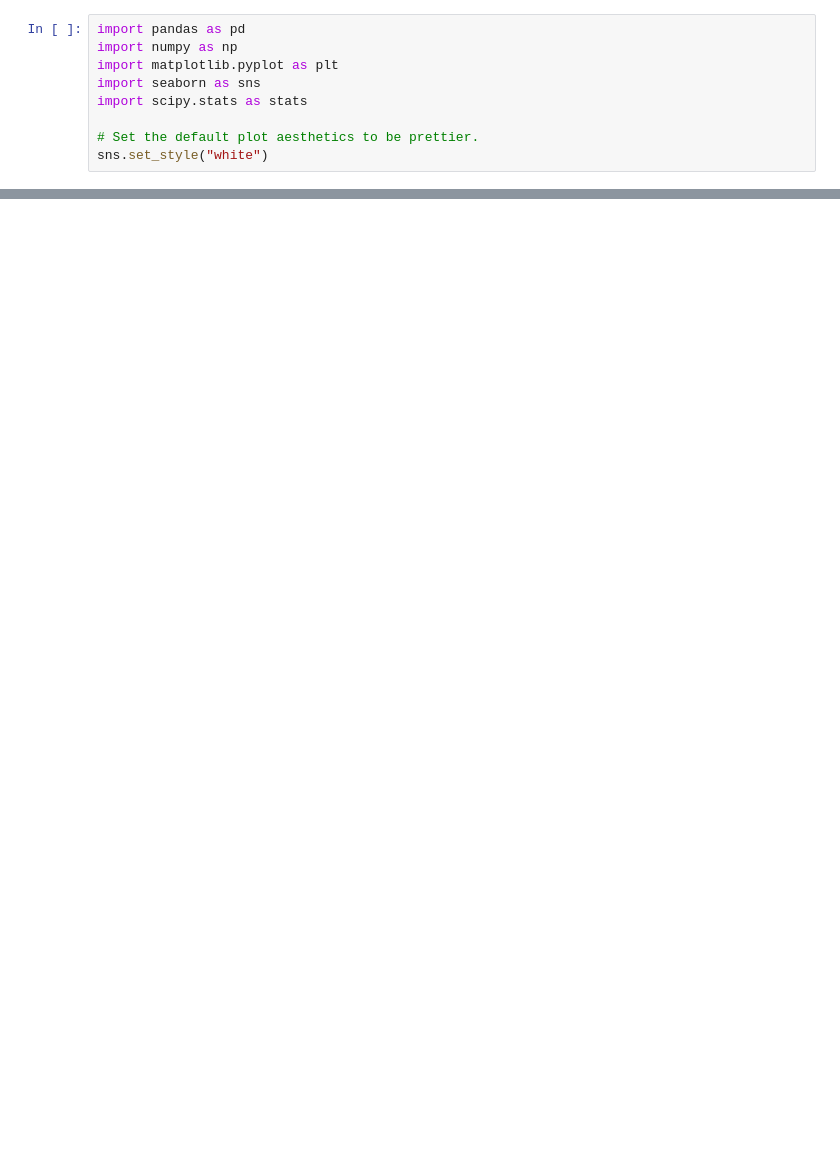
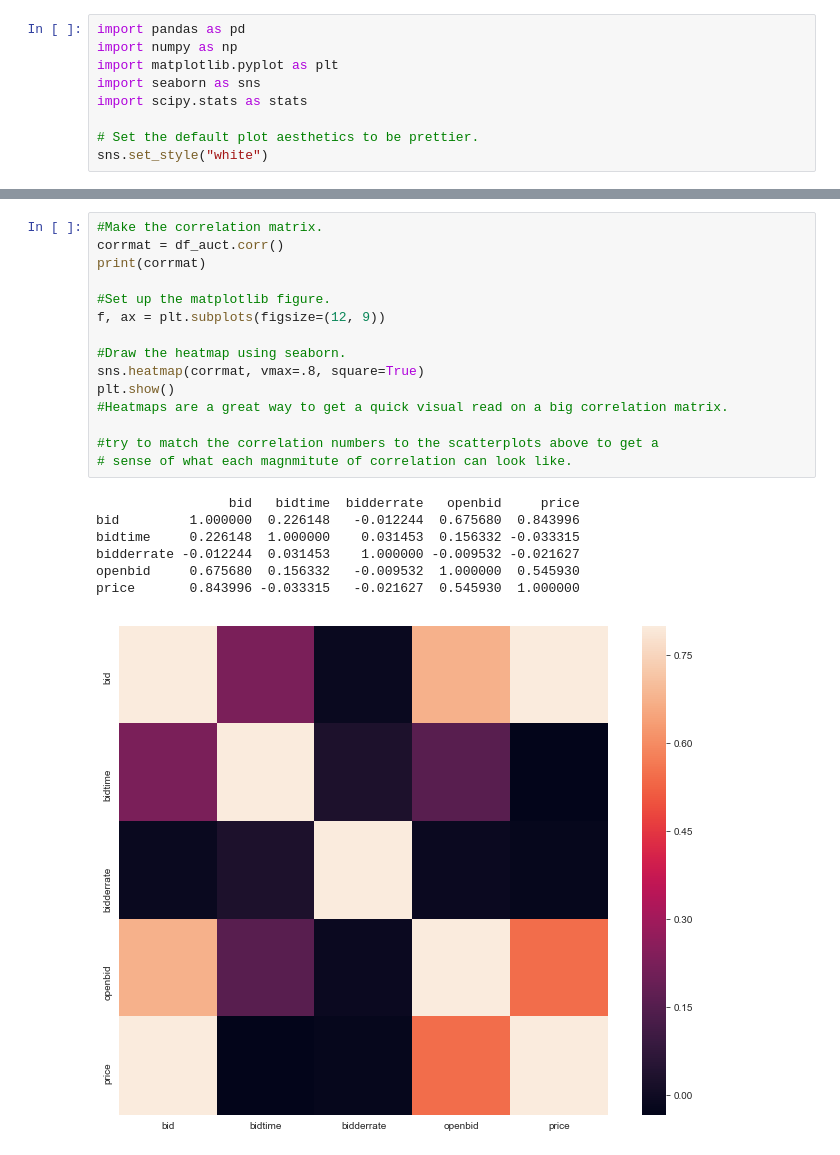
Before and after one commit to zgod89/Thinkful, a Jupyter notebook: unit2/u2l1a8.ipynb, the cells around one changed output, grey strips where cells are left out. Cells and saved outputs as stored; diff of their text form; blank space fills up the shorter version.

```diff
--- a/unit2/u2l1a8.ipynb
+++ b/unit2/u2l1a8.ipynb
@@ -50,0 +78,23 @@ ValueError: low >= high
+# %%
+#Make the correlation matrix.
+corrmat = df_auct.corr()
+print(corrmat)
+
+#Set up the matplotlib figure.
+f, ax = plt.subplots(figsize=(12, 9))
+
+#Draw the heatmap using seaborn.
+sns.heatmap(corrmat, vmax=.8, square=True)
+plt.show()
+#Heatmaps are a great way to get a quick visual read on a big correlation matrix.
+
+#try to match the correlation numbers to the scatterplots above to get a
+# sense of what each magnmitute of correlation can look like.
+# %% [output]
+                 bid   bidtime  bidderrate   openbid     price
+bid         1.000000  0.226148   -0.012244  0.675680  0.843996
+bidtime     0.226148  1.000000    0.031453  0.156332 -0.033315
+bidderrate -0.012244  0.031453    1.000000 -0.009532 -0.021627
+openbid     0.675680  0.156332   -0.009532  1.000000  0.545930
+price       0.843996 -0.033315   -0.021627  0.545930  1.000000
+[figure, added]
```
Also changed, not shown: parts of 14 cells of this notebook.
